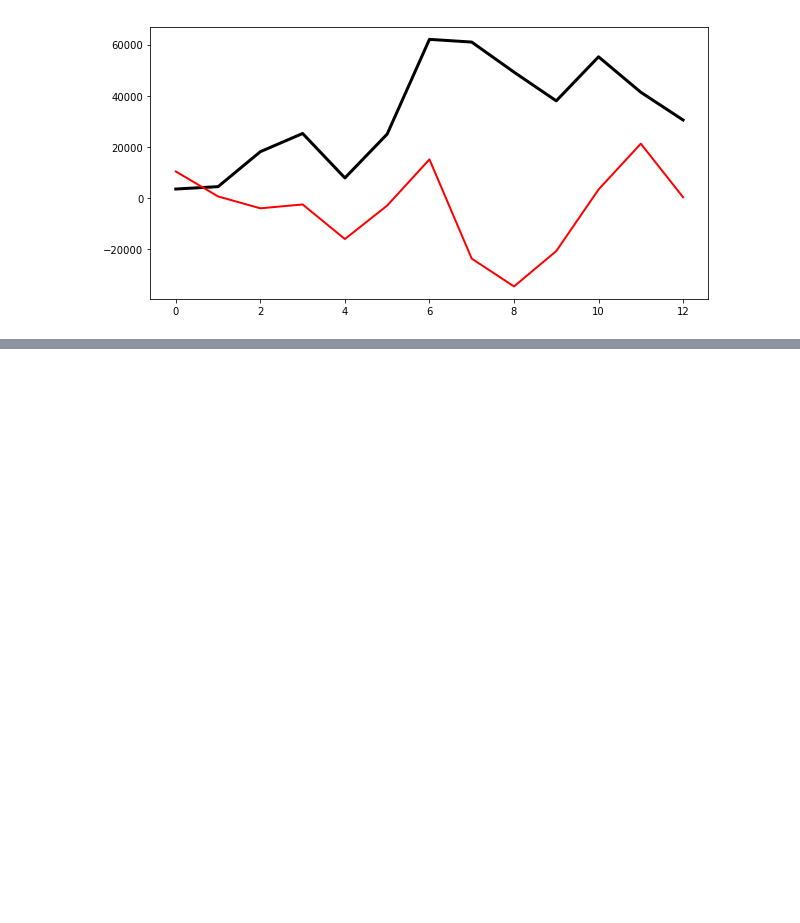
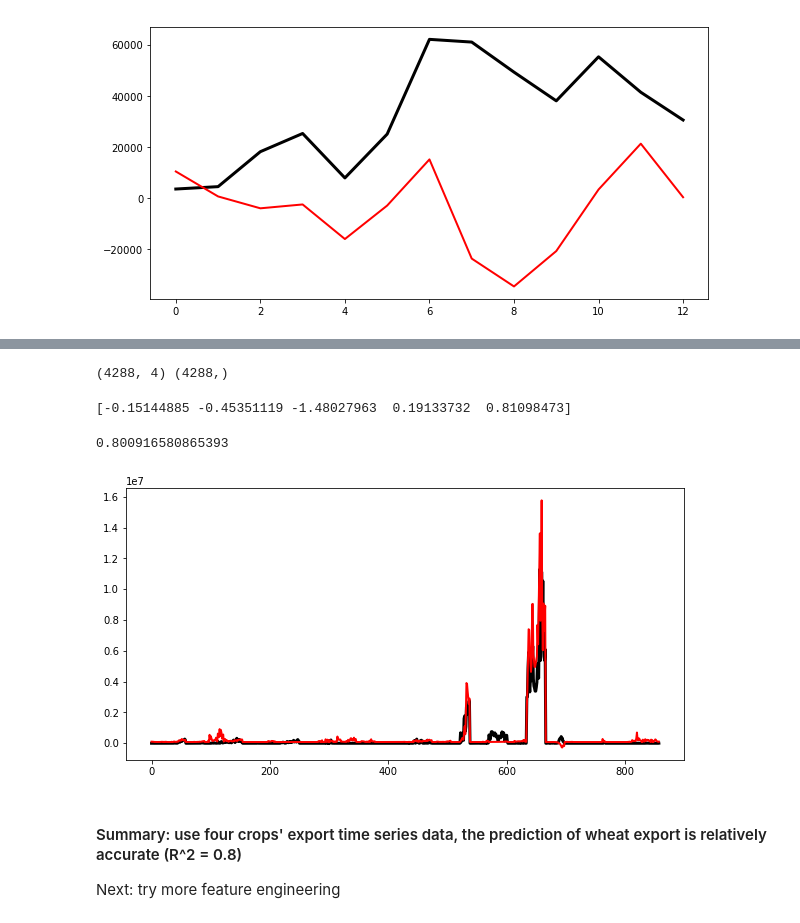
Before and after one commit to BrachyS/crop-trends, a Jupyter notebook: notebooks/exploratory-analysis-agtrade.ipynb, the cells around one changed output, grey strips where cells are left out. Drawn from its saved outputs; the diff is of its cells as text; code cells hidden in the pictures; blank space fills up the shorter version.

```diff
--- a/notebooks/exploratory-analysis-agtrade.ipynb
+++ b/notebooks/exploratory-analysis-agtrade.ipynb
@@ -434,0 +587,37 @@ Summary: Baseline model performance is very poor. Next will need to do feature e
+# %%
+X = crop_selected_countries[crops].drop(['Wheat'],axis=1).values
+y = crop_selected_countries['Wheat'].values
+print(X.shape, y.shape)
+# %% [output]
+(4288, 4) (4288,)
+# %%
+# Cross validation
+cv = TimeSeriesSplit(n_splits=5)
+scores = cross_val_score(Ridge(), X, y, cv=cv)
+print(scores)
+# %% [output]
+[-0.15144885 -0.45351119 -1.48027963  0.19133732  0.81098473]
+# %%
+# Split data into training and test sets
+X_train, X_test, y_train, y_test = train_test_split(X,y,
+                                                    train_size=.8, shuffle=False, random_state=1)
+
+model = Ridge()
+model.fit(X_train,y_train)
+predictions = model.predict(X_test)
+score = r2_score(y_test,predictions)
+print(score)
+# %% [output]
+0.800916580865393
+# %%
+# Visualize prediction results
+fig, ax = plt.subplots(figsize=(10, 5))
+ax.plot(y_test, color='k', lw=3)
+ax.plot(predictions, color='r', lw=2)
+plt.show()
+# %% [output]
+[figure, added]
+# %% [markdown]
+#### Summary: use four crops' export time series data, the prediction of wheat export is relatively accurate (R^2 = 0.8)
+
+Next: try more feature engineering
```
Also changed, not shown: parts of 29 cells of this notebook.
